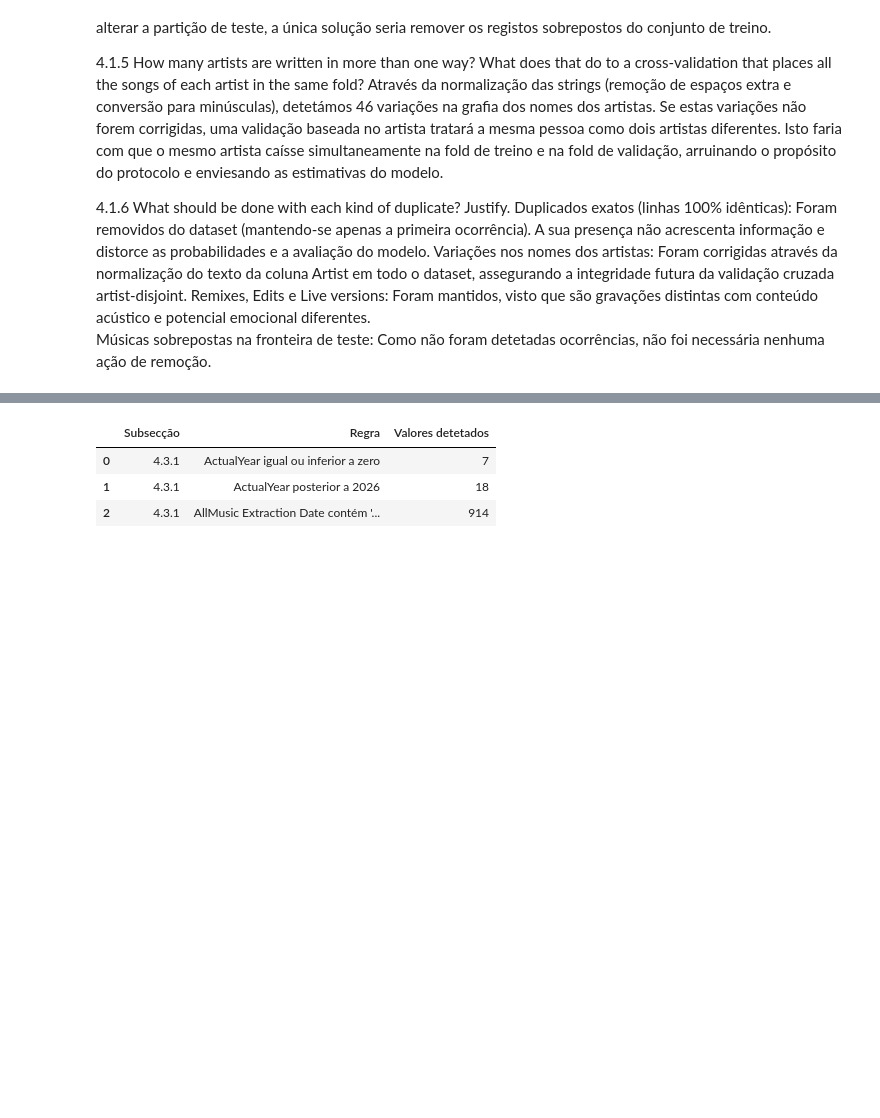
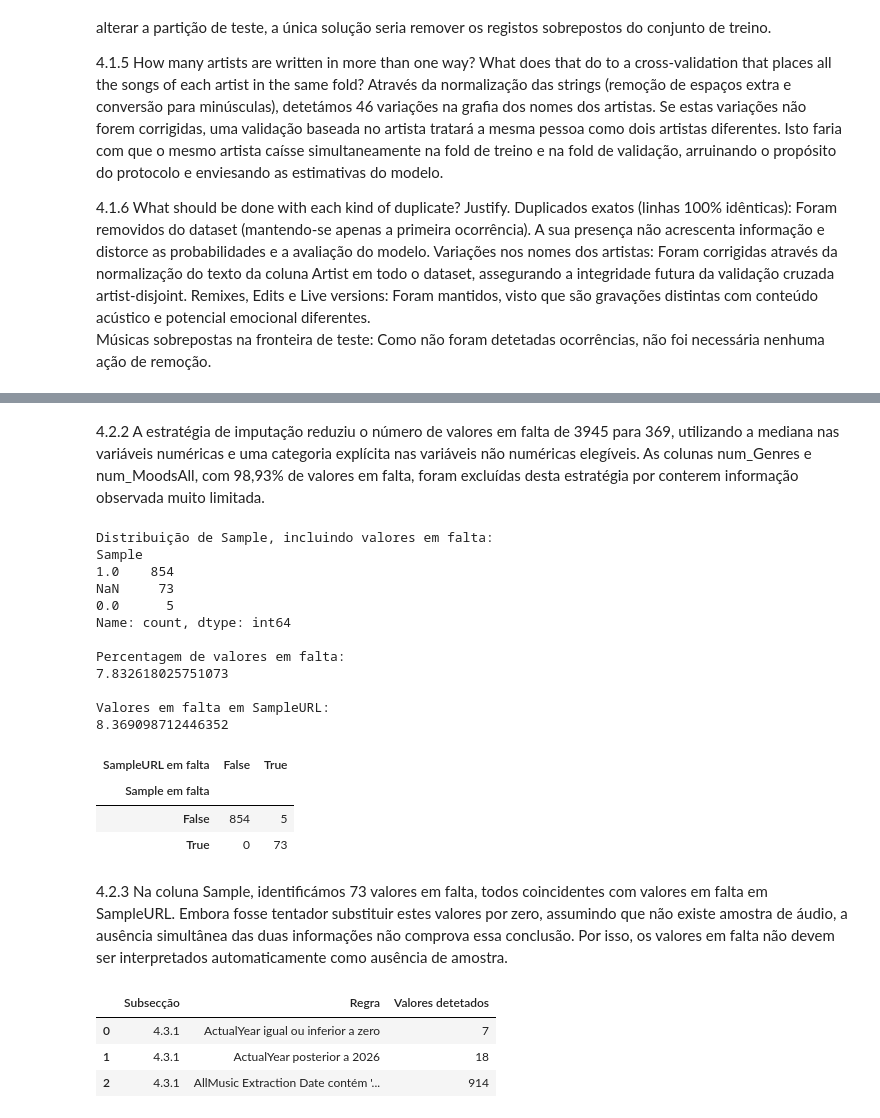
Before and after one commit to tdamiaon/ECAC-Projeto, a Jupyter notebook: a.ipynb, the cells around one changed output, grey strips where cells are left out. Saved outputs shown, nothing was run; the diff lists cells and outputs as text; code cells hidden in the pictures; blank space fills up the shorter version.

```diff
--- a/a.ipynb
+++ b/a.ipynb
@@ -217,3 +320,43 @@ Músicas sobrepostas na fronteira de teste: Como não foram detetadas ocorrênci
+# %% [markdown]
+4.2.2 A estratégia de imputação reduziu o número de valores em falta de 3945 para 369, utilizando a mediana nas variáveis numéricas e uma categoria explícita nas variáveis não numéricas elegíveis. As colunas num_Genres e num_MoodsAll, com 98,93% de valores em falta, foram excluídas desta estratégia por conterem informação observada muito limitada.
+# %%
+# 4.2.3 — Investigar os valores em falta em Sample
+
+print("Distribuição de Sample, incluindo valores em falta:")
+print(df_train['Sample'].value_counts(dropna=False))
+
+print("\nPercentagem de valores em falta:")
+print(df_train['Sample'].isna().mean() * 100)
+
+print("\nValores em falta em SampleURL:")
+print(df_train['SampleURL'].isna().mean() * 100)
+
+# Comparar a presença de Sample e SampleURL
+display(pd.crosstab(
+    df_train['Sample'].isna(),
+    df_train['SampleURL'].isna(),
+    rownames=['Sample em falta'],
+    colnames=['SampleURL em falta']
+))
+# %% [output]
+Distribuição de Sample, incluindo valores em falta:
+Sample
+1.0    854
+NaN     73
+0.0      5
+Name: count, dtype: int64
+
+Percentagem de valores em falta:
+7.832618025751073
+
+Valores em falta em SampleURL:
+8.369098712446352
+| SampleURL em falta | False | True |
+| Sample em falta |  |  |
+| False | 854 | 5 |
+| True | 0 | 73 |
+# %% [markdown]
+4.2.3 Na coluna Sample, identificámos 73 valores em falta, todos coincidentes com valores em falta em SampleURL. Embora fosse tentador substituir estes valores por zero, assumindo que não existe amostra de áudio, a ausência simultânea das duas informações não comprova essa conclusão. Por isso, os valores em falta não devem ser interpretados automaticamente como ausência de amostra.
 # %%
 # 4.3 - Errors
 # Inspecionar os valores das colunas candidatas a conter erros
```
Also changed, not shown: parts of 7 cells of this notebook.
